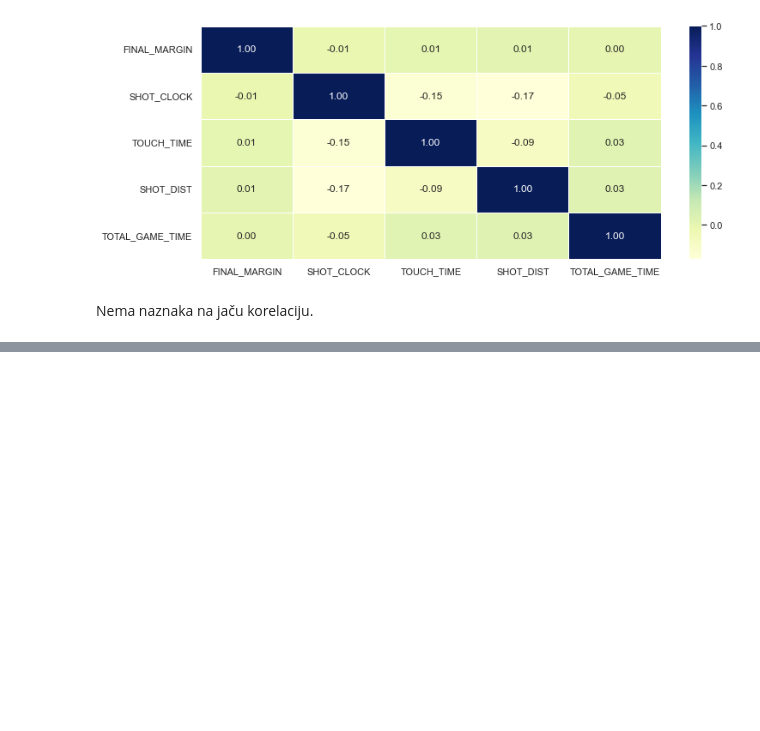
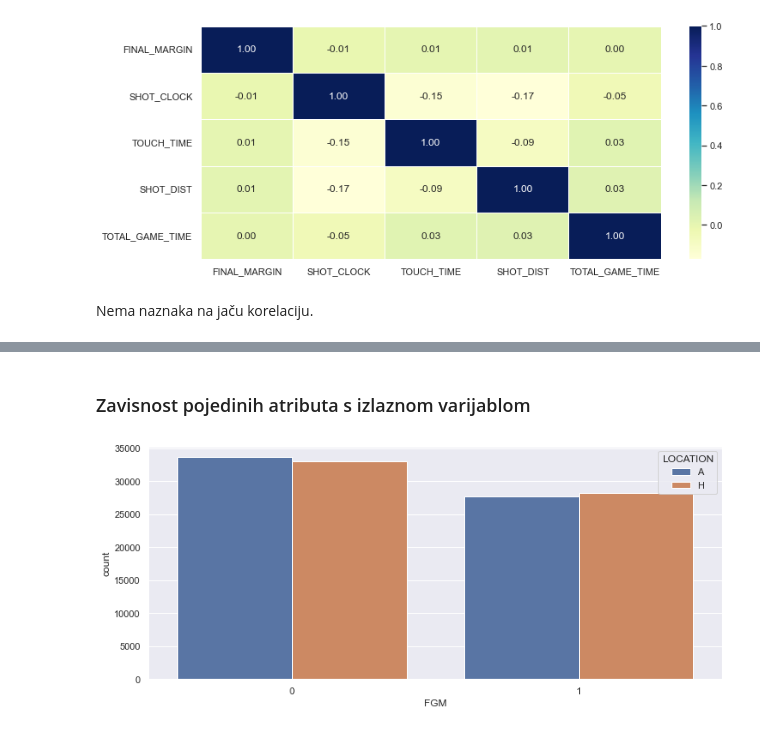
Before and after one commit to MladenDzida/NBA-Shot-Prediction, a Jupyter notebook: nba_shot_prediction.ipynb, the cells around one changed output, grey strips where cells are left out. Cells and saved outputs as stored; diff of their text form; code cells hidden in the pictures; blank space fills up the shorter version.

```diff
--- a/nba_shot_prediction.ipynb
+++ b/nba_shot_prediction.ipynb
@@ -352,0 +396,7 @@ Nema naznaka na jaču korelaciju.
+# %% [markdown]
+### Zavisnost pojedinih atributa s izlaznom varijablom
+# %%
+sns.countplot(x='FGM', hue='LOCATION', data=shot_logs)
+plt.show()
+# %% [output]
+[figure, added]
```
Also changed, not shown: parts of 31 cells of this notebook.
